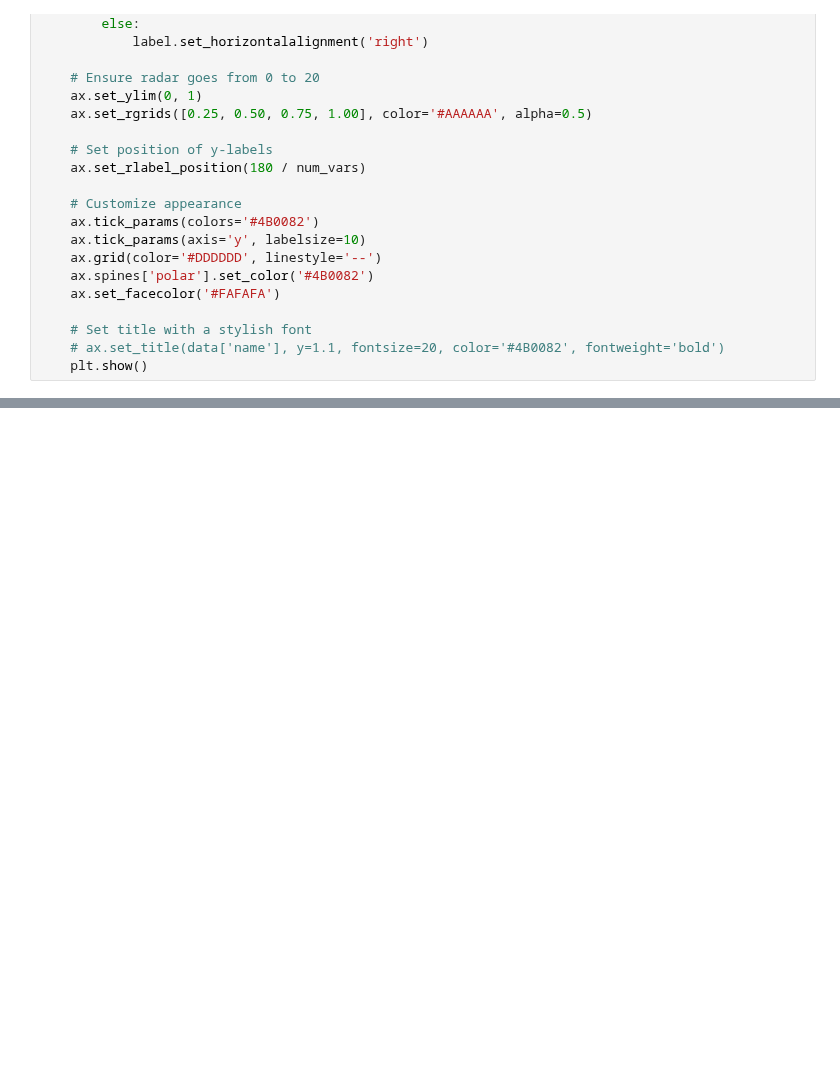
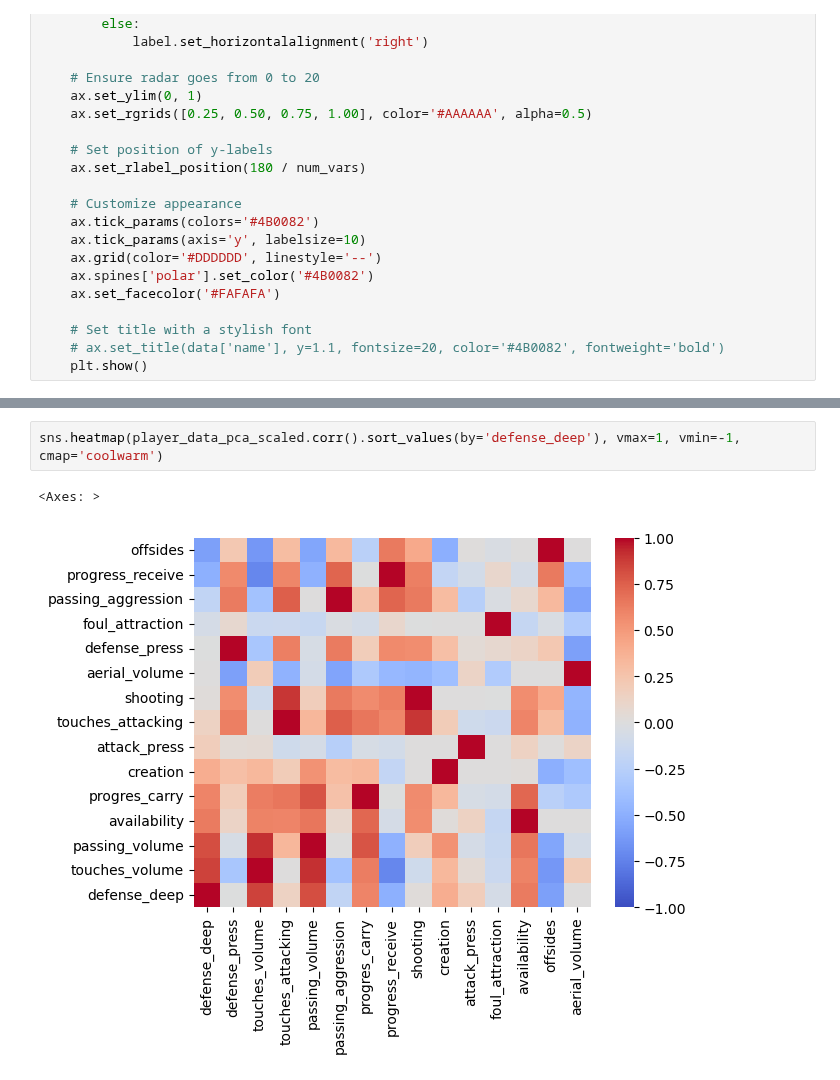
Before and after one commit to alibekk93/FM_skills_prediction, a Jupyter notebook: notebooks/03_player_similarity.ipynb, the cells around one changed output, grey strips where cells are left out. Drawn from its saved outputs; the diff is of its cells as text; blank space fills up the shorter version.

```diff
--- a/notebooks/03_player_similarity.ipynb
+++ b/notebooks/03_player_similarity.ipynb
@@ -228,0 +252,5 @@ plot_team_radar(plot_data.to_dict())
+# %%
+sns.heatmap(player_data_pca_scaled.corr().sort_values(by='defense_deep'), vmax=1, vmin=-1, cmap='coolwarm')
+# %% [output]
+<Axes: >
+[figure, added]
```
Also changed, not shown: parts of 6 cells of this notebook.
